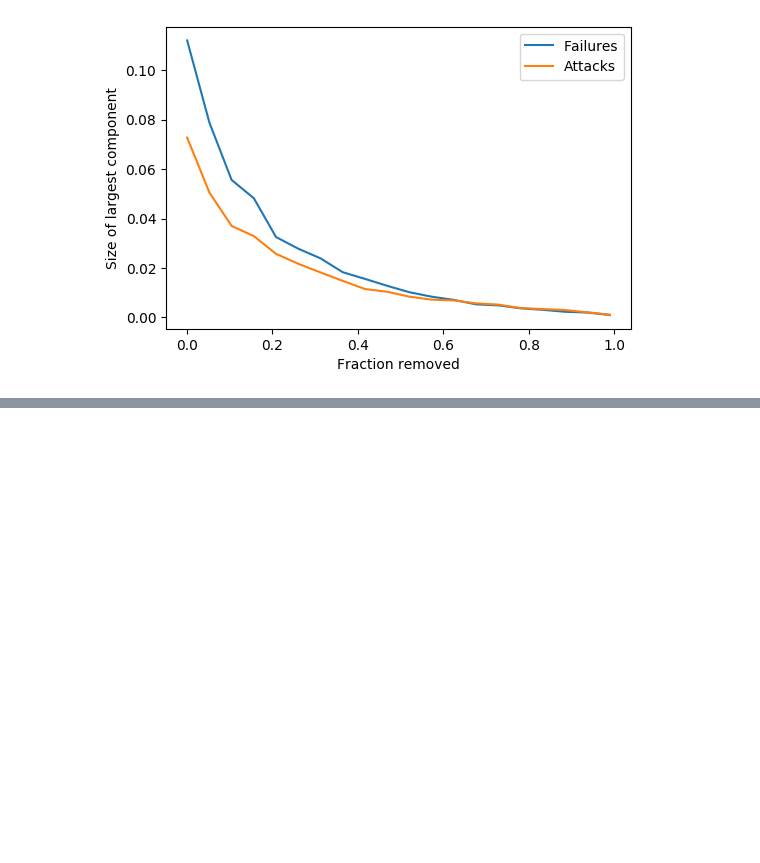
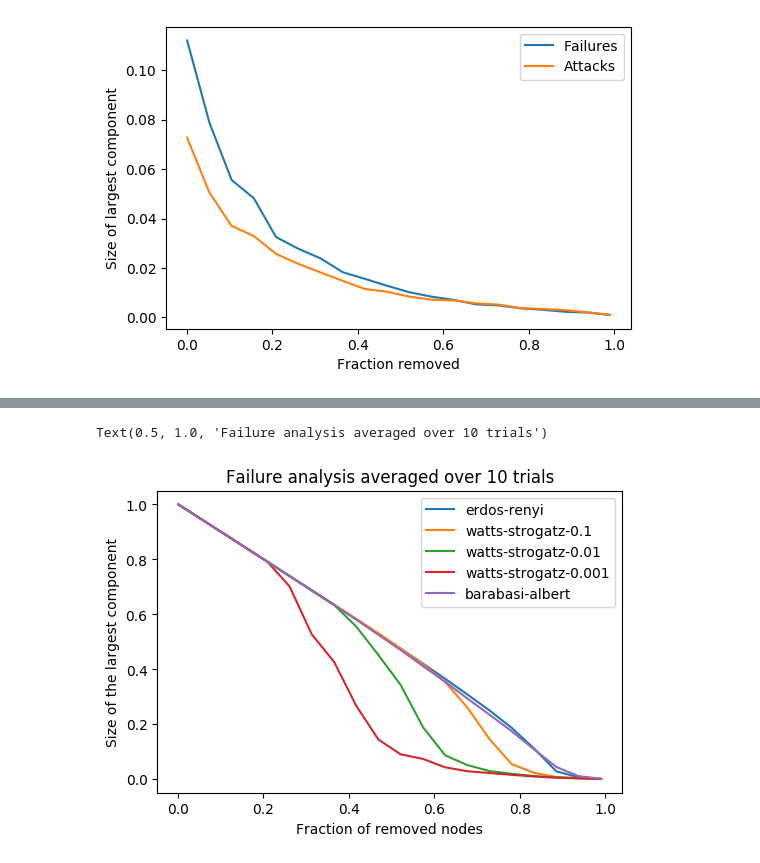
Before and after one commit to matheushjs/sandbox, a Jupyter notebook: complex_nets/lista4.ipynb, the cells around one changed output, grey strips where cells are left out. Saved outputs shown, nothing was run; the diff lists cells and outputs as text; code cells hidden in the pictures; blank space fills up the shorter version.

```diff
--- a/complex_nets/lista4.ipynb
+++ b/complex_nets/lista4.ipynb
@@ -133,0 +144,8 @@ criticalF(G)
+# %%
+result = dict()
+result["erdos-renyi"] = failuresAverage(lambda: nx.erdos_renyi_graph(1000, 10 / 999), repeat=10)
+result["watts-strogatz-0.1"] = failuresAverage(lambda: nx.generators.watts_strogatz_graph(1000, 10, 0.1), repeat=10)
+result["watts-strogatz-0.01"] = failuresAverage(lambda: nx.generators.watts_strogatz_graph(1000, 10, 0.01), repeat=10)
+result["watts-strogatz-0.001"] = failuresAverage(lambda: nx.generators.watts_strogatz_graph(1000, 10, 0.001), repeat=10)
+result["barabasi-albert"] = failuresAverage(lambda: nx.generators.barabasi_albert_graph(1000, 5), repeat=10)
+result
@@ -133,0 +171,12 @@ criticalF(G)
+# %%
+plt.figure(dpi=100)
+for k in result:
+    vectors = result[k]
+    plt.plot(vectors[1], vectors[0], label=k)
+plt.legend()
+plt.ylabel("Size of the largest component")
+plt.xlabel("Fraction of removed nodes")
+plt.title("Failure analysis averaged over 10 trials")
+# %% [output]
+Text(0.5, 1.0, 'Failure analysis averaged over 10 trials')
+[figure, added]
```
Also changed, not shown: parts of 25 cells of this notebook.
